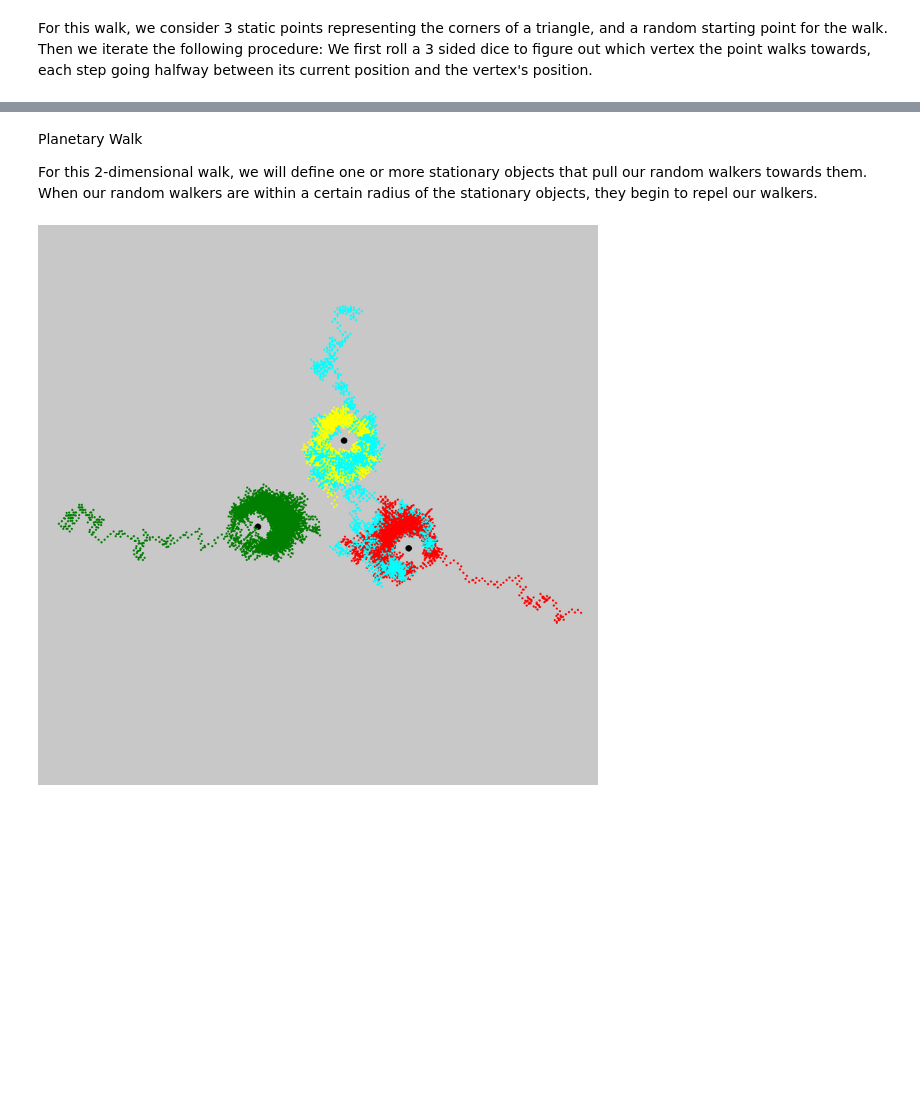
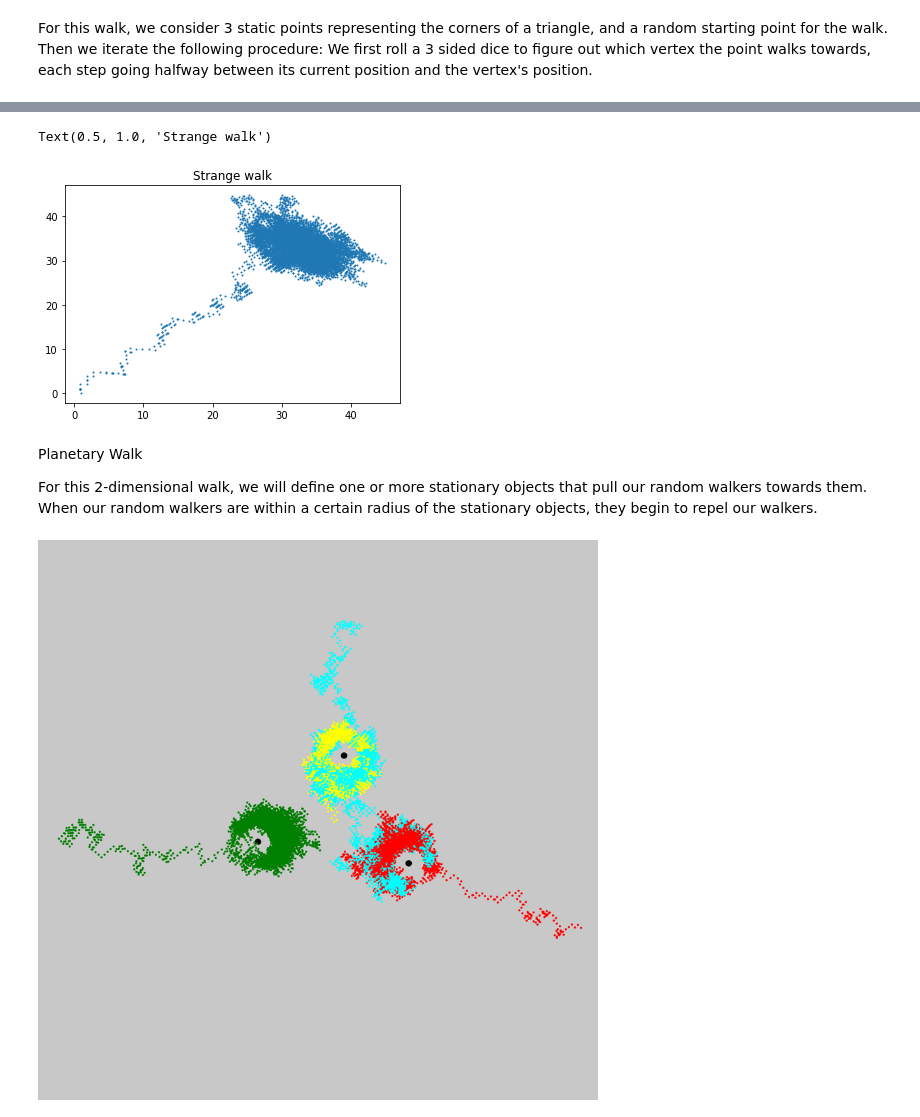
Before and after one commit to ethancma/the-random-walk, a Jupyter notebook: main.ipynb, the cells around one changed output, grey strips where cells are left out. Saved outputs shown, nothing was run; the diff lists cells and outputs as text; code cells hidden in the pictures; blank space fills up the shorter version.

```diff
--- a/main.ipynb
+++ b/main.ipynb
@@ -64,3 +84,10 @@ Text(0.5, 1.0, '3 points walk')
+# %%
+xvals_0, yvals_0 = points_walk_exp(iters=10000, vertecies=[[1,0],[0,0],[0,1]] , prop=0.99)
+plt.scatter(xvals_0, yvals_0, s=1)
+plt.title("Strange walk")
+# %% [output]
+Text(0.5, 1.0, 'Strange walk')
+[figure, added]
 # %% [markdown]
 Planetary Walk
 
```
Also changed, not shown: parts of 6 cells of this notebook.
